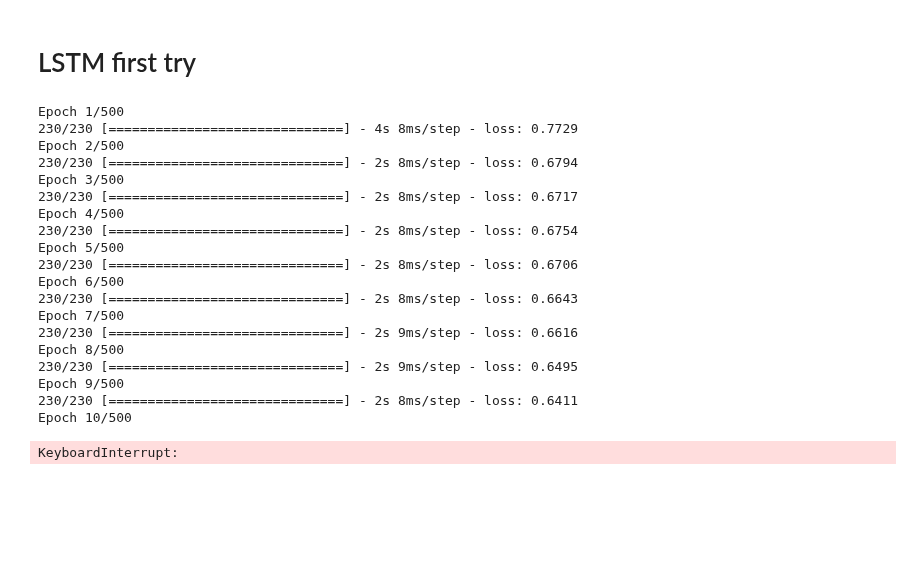
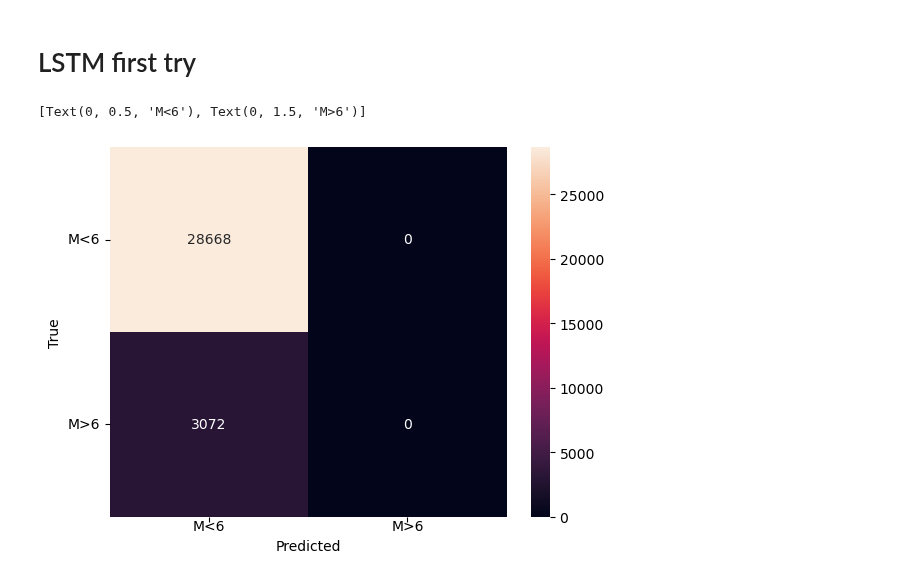
Before and after one commit to TheTrueSquirrel/thesis_spring_2023, a Jupyter notebook: sketch3.ipynb, the cells around one changed output. Drawn from its saved outputs; the diff is of its cells as text; code cells hidden in the pictures; blank space fills up the shorter version.

Commit message:
lstm update

```diff
--- a/sketch3.ipynb
+++ b/sketch3.ipynb
@@ -498,13 +514,15 @@ plt.bar(range(0,len(pacf_val)),pacf_val)
 # LSTM first try
 # %%
 # multivariate one step problem with lstm
-from keras.models import Sequential
-from keras.layers import Dense
+from keras.models import Sequential, Model
+from keras.layers import LSTM, Dense, Flatten, Input, TimeDistributed
 from keras.layers import LSTM
+from tensorflow.keras.utils import plot_model
 from keras.preprocessing.sequence import TimeseriesGenerator
 import pandas as pd
 import numpy as np
 from sklearn.preprocessing import MinMaxScaler, StandardScaler
+from sklearn.model_selection import train_test_split
 
 # import data and cut off last two columns of longitude and latitude and transpose
 df = pd.read_csv('data/Japan_10_60_134_174_D_1973_2023.csv').iloc[:,:-2].T
@@ -528,6 +546,8 @@ dataset = df.T[(df > 0).any(axis=0)]
 # transpose dataset and convert to numpy array
 dataset = np.array(dataset.T)
 
+train, test = train_test_split(dataset, test_size=.25, shuffle=False)
+
 # scale data
 # scaler = StandardScaler()
 # dataset = scaler.fit_transform(dataset)
@@ -535,34 +555,13 @@ dataset = np.array(dataset.T)
 # define generator
 n_features = dataset.shape[1]
 n_input = 12
-generator = TimeseriesGenerator(dataset, dataset, length=n_input, batch_size=1)
+train_generator = TimeseriesGenerator(train, train >= 4.66, length=n_input, batch_size=588, shuffle=False)
+test_generator = TimeseriesGenerator(test, test >= 4.66, length=n_input, batch_size=588, shuffle=False)
+
 # define model
 model = Sequential()
-model.add(LSTM(128, activation='tanh', input_shape=(n_input, n_features), return_sequences=True))
-model.add(LSTM(128, activation='tanh', return_sequences=True))
-model.add(LSTM(128, activation='tanh'))
-model.add(Dense(230, activation='linear'))
-model.compile(optimizer='adam', loss='mae')
+model.add(LSTM(12, activation='tanh', input_shape=(n_input, n_features)))
+model.add(Dense(230, activation='sigmoid'))
+model.compile(optimizer='adam', loss='binary_crossentropy', metrics=['accuracy'])
 # fit model
-history = model.fit(generator, steps_per_epoch=230, epochs=500, verbose=1)
+history = model.fit(train_generator, steps_per_epoch=1, epochs=500, verbose=1)
-# %% [output]
-Epoch 1/500
-230/230 [==============================] - 4s 8ms/step - loss: 0.7729
-Epoch 2/500
-230/230 [==============================] - 2s 8ms/step - loss: 0.6794
-Epoch 3/500
-230/230 [==============================] - 2s 8ms/step - loss: 0.6717
-Epoch 4/500
-230/230 [==============================] - 2s 8ms/step - loss: 0.6754
-Epoch 5/500
-230/230 [==============================] - 2s 8ms/step - loss: 0.6706
-Epoch 6/500
-230/230 [==============================] - 2s 8ms/step - loss: 0.6643
-Epoch 7/500
-230/230 [==============================] - 2s 9ms/step - loss: 0.6616
-Epoch 8/500
-230/230 [==============================] - 2s 9ms/step - loss: 0.6495
-Epoch 9/500
-230/230 [==============================] - 2s 8ms/step - loss: 0.6411
-Epoch 10/500
-KeyboardInterrupt:
@@ -569,3 +570,16 @@ KeyboardInterrupt:
+# %%
+y_pred = model.predict(test_generator)
+# %%
+import seaborn as sns
+from sklearn.metrics import confusion_matrix
+p = sns.heatmap(confusion_matrix(test[:-12].flatten() >= 4.66, y_pred.flatten() >= 4.66), annot=True, fmt='g')
+p.set_xlabel("Predicted")
+p.set_ylabel("True")
+p.xaxis.set_ticklabels(['M<6', 'M>6'], ha="center", va="center")
+p.yaxis.set_ticklabels(['M<6', 'M>6'], rotation=0, va="center")
+# %% [output]
+[Text(0, 0.5, 'M<6'), Text(0, 1.5, 'M>6')]
+[figure, added]
 # %%
 emdat = pd.read_excel("/Users/jurrienboogert/Downloads/emdat_public_2023_02_08_query_uid-jHccdA.xlsx", header=6)
 # %%
```
Also changed, not shown: parts of 3 cells of this notebook.
